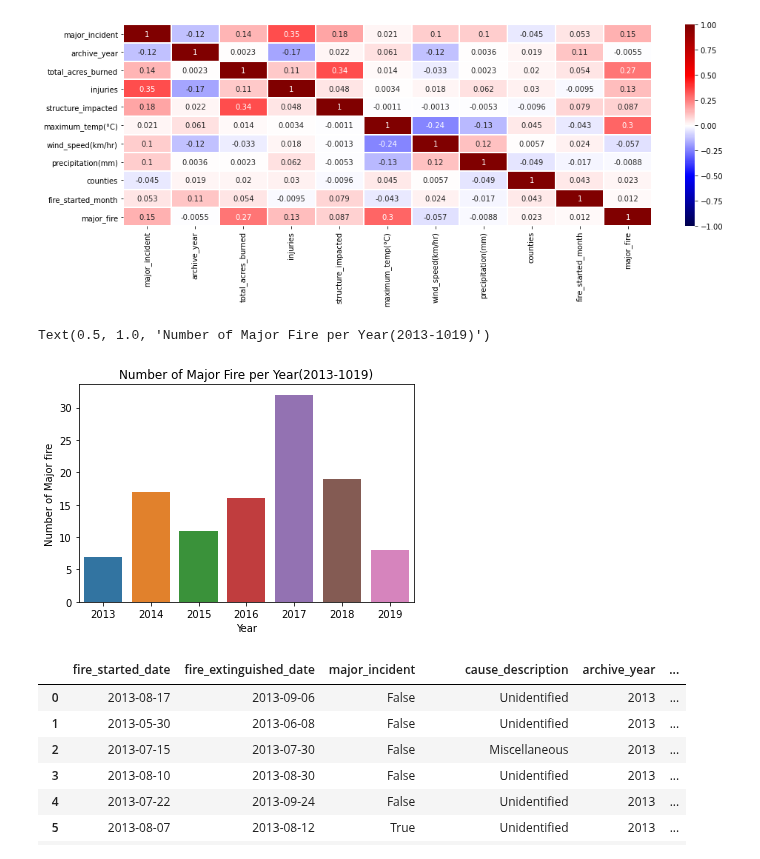
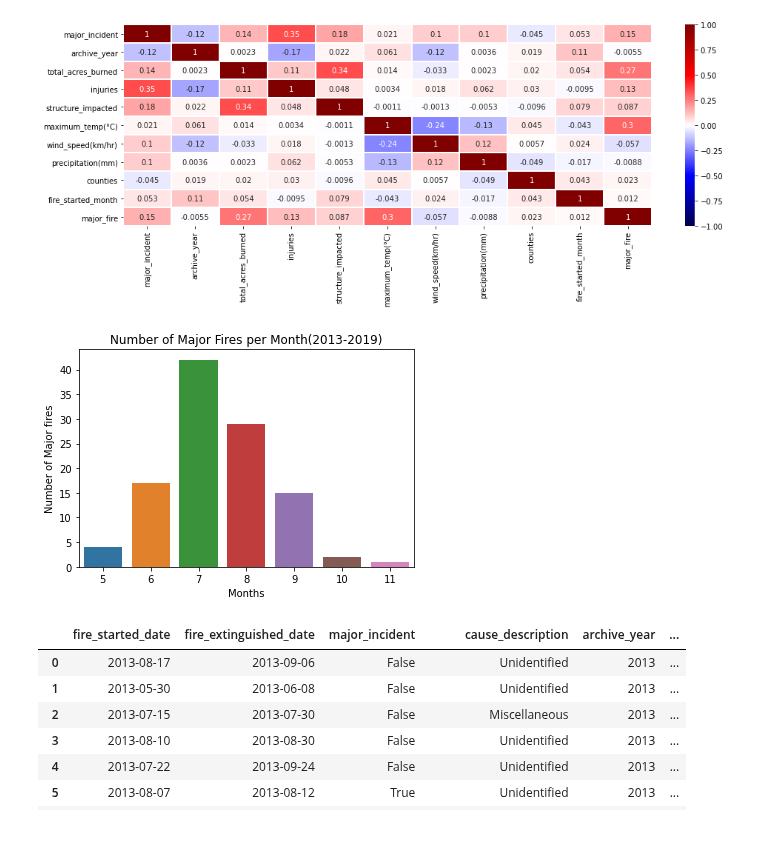
Before and after one commit to dhivyapadmanaban/California_Wildfires, a Jupyter notebook: ML/LogisticRegression.ipynb, the cells around one changed output. Cells and saved outputs as stored; diff of their text form; code cells hidden in the pictures.

Commit message:
Count of fire corrected.

```diff
--- a/ML/LogisticRegression.ipynb
+++ b/ML/LogisticRegression.ipynb
@@ -200,16 +203,19 @@ sns.heatmap(impact_df_copy.corr(), cmap="seismic", annot=True, linewidths=1, vmi
 # %% [output]
 [figure]
 # %%
-major_fire_count = impact_df_copy[impact_df_copy['major_fire'] == 1].groupby('archive_year')['major_fire'].count()
+major_fire_count = impact_df_copy[impact_df_copy['major_fire'] == 1].groupby('fire_started_month')['major_fire'].count()
 major_fire_count = major_fire_count.reset_index()
 # Plot number of wildfire per year.
-sns.barplot(data=major_fire_count, x='archive_year', y='major_fire')
-plt.xlabel('Year')
-plt.ylabel('Number of Major fire')
-plt.title('Number of Major Fire per Year(2013-1019)')
+#labels = ("May","June","July","August","Sep","Oct","Nov","Dec")
+sns.barplot(data=major_fire_count, x='fire_started_month', y='major_fire')
+plt.xlabel('Months')
+#plt.xticks('fire_started_month', labels, rotation='vertical')
+#plt.xticks(["May","June","July","August","Sep","Oct","Nov","Dec"])
+plt.ylabel('Number of Major fires')
+plt.title('Number of Major Fires per Month(2013-2019)')
+plt.savefig("Results/Major_fires_per_month")
 # %% [output]
-Text(0.5, 1.0, 'Number of Major Fire per Year(2013-1019)')
-[figure, old version]
+[figure, new version]
 # %%
 #Scaling
 scaled_data = StandardScaler()
```
Also changed, not shown: parts of 11 cells of this notebook.
